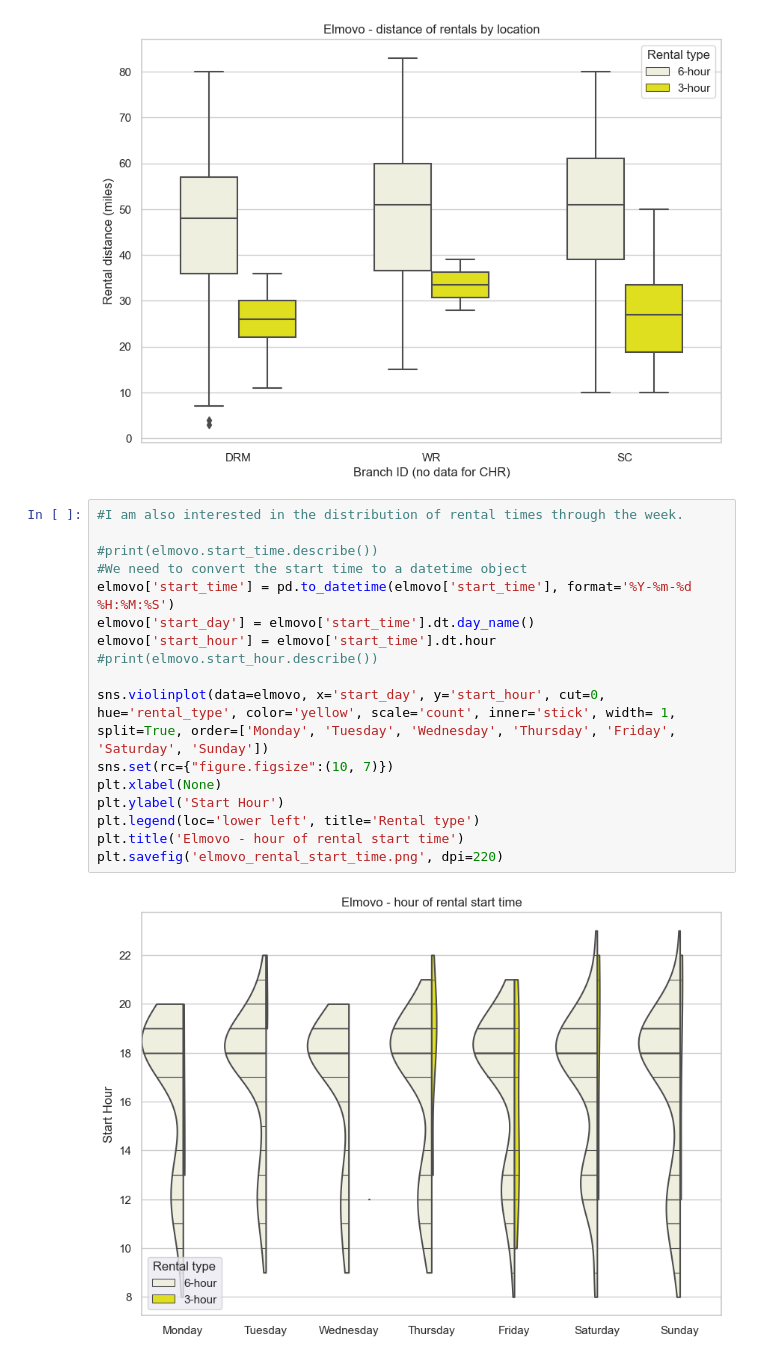
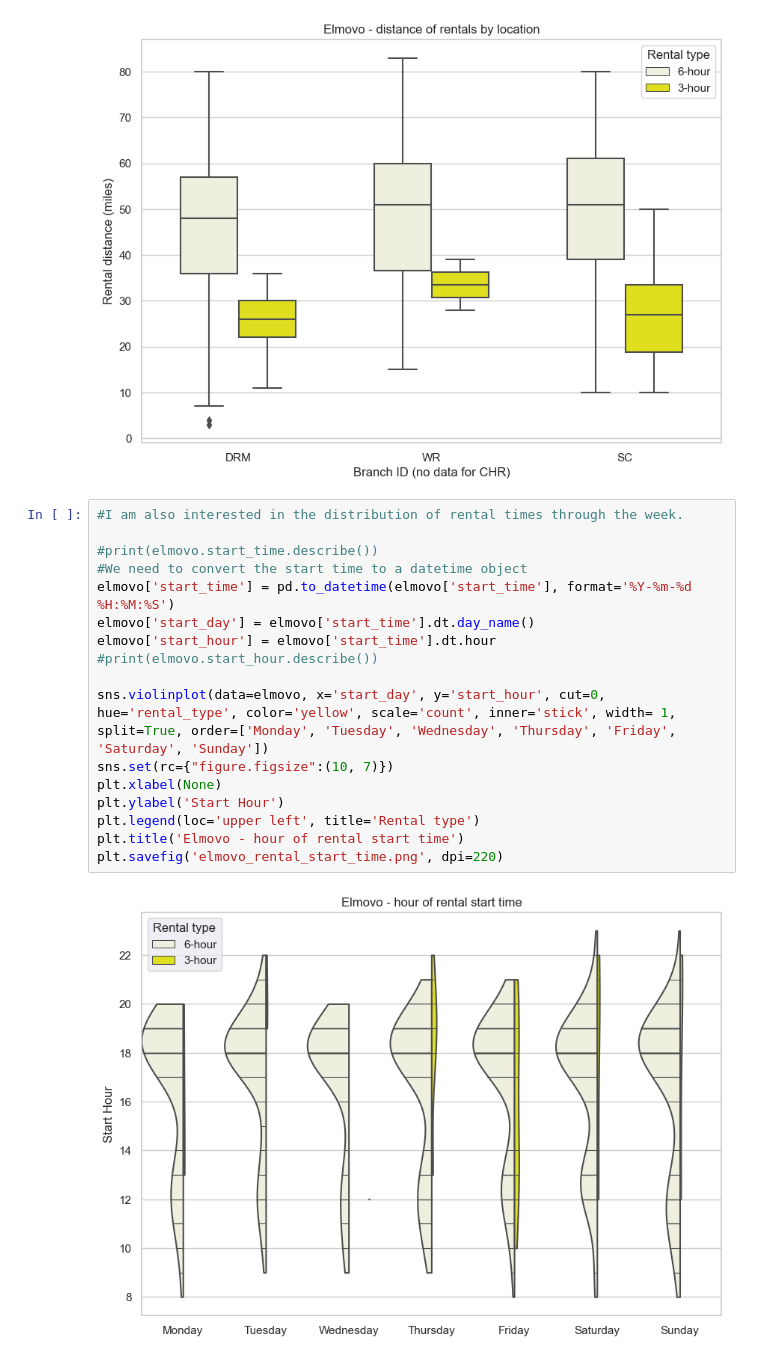
Before and after one commit to stepons/PostWorkings, a Jupyter notebook: Elmovo/elmovo.ipynb, the cells around one changed output. Cells and saved outputs as stored; diff of their text form.

```diff
--- a/Elmovo/elmovo.ipynb
+++ b/Elmovo/elmovo.ipynb
@@ -99,19 +99,19 @@ plt.savefig('elmovo_rental_distance.png', dpi=220)
 # %%
 #I am also interested in the distribution of rental times through the week.
 
 #print(elmovo.start_time.describe())
 #We need to convert the start time to a datetime object
 elmovo['start_time'] = pd.to_datetime(elmovo['start_time'], format='%Y-%m-%d %H:%M:%S')
 elmovo['start_day'] = elmovo['start_time'].dt.day_name()
 elmovo['start_hour'] = elmovo['start_time'].dt.hour
 #print(elmovo.start_hour.describe())
 
 sns.violinplot(data=elmovo, x='start_day', y='start_hour', cut=0, hue='rental_type', color='yellow', scale='count', inner='stick', width= 1, split=True, order=['Monday', 'Tuesday', 'Wednesday', 'Thursday', 'Friday', 'Saturday', 'Sunday'])
 sns.set(rc={"figure.figsize":(10, 7)})
 plt.xlabel(None)
 plt.ylabel('Start Hour')
-plt.legend(loc='lower left', title='Rental type')
+plt.legend(loc='upper left', title='Rental type')
 plt.title('Elmovo - hour of rental start time')
 plt.savefig('elmovo_rental_start_time.png', dpi=220)
 # %% [output]
-[figure, old version]
+[figure, new version]
```
Also changed, not shown: 11 other files.
